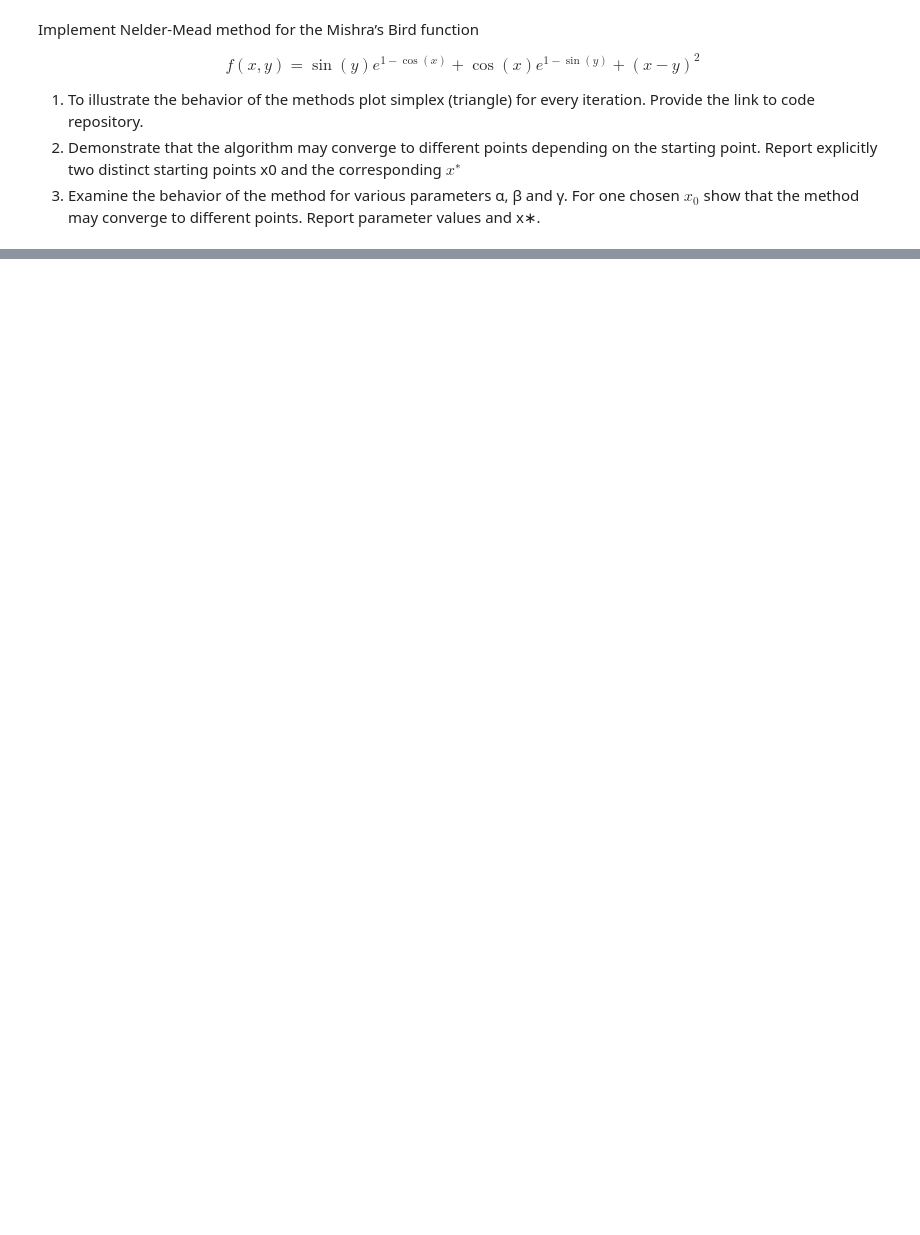
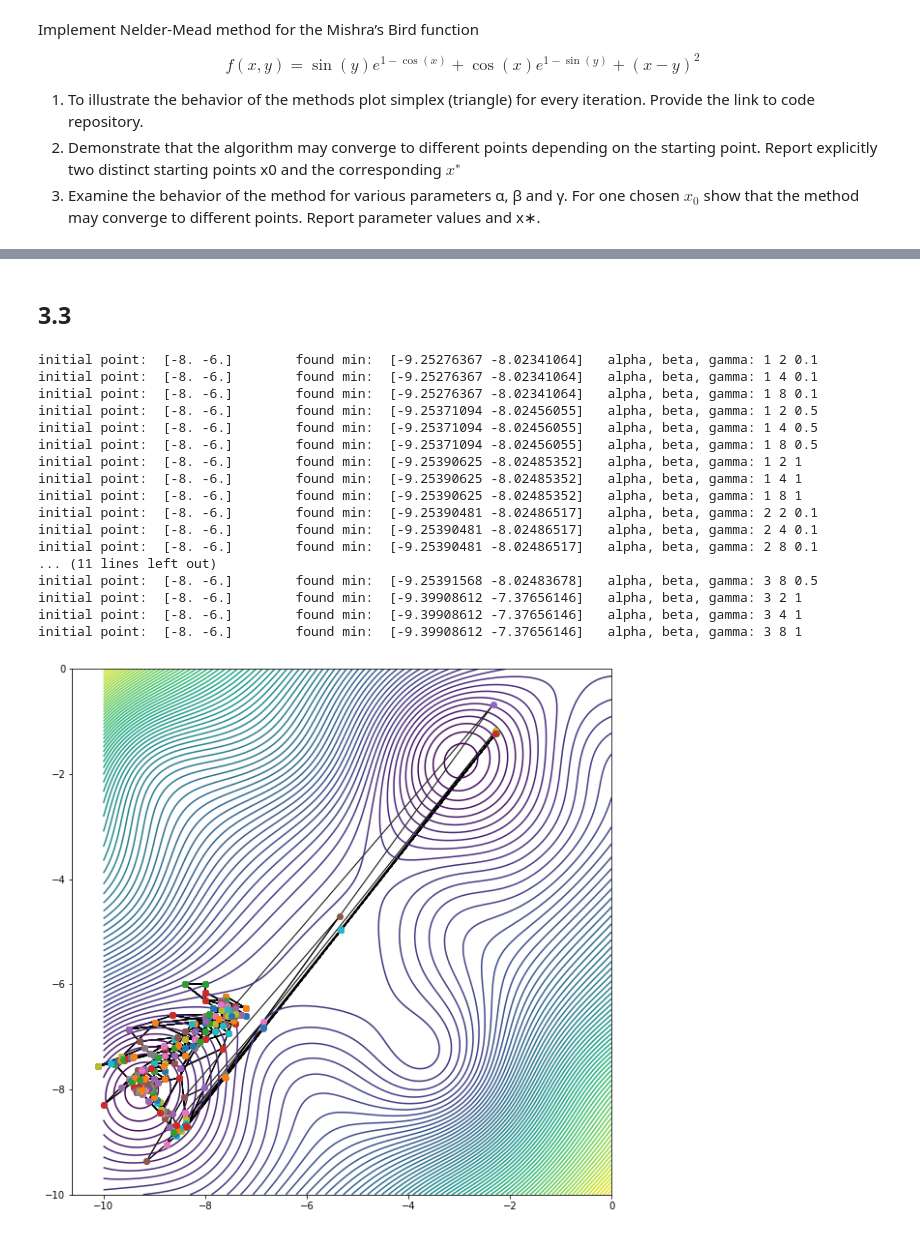
Before and after one commit to TC406/Optimization_Methods_2020, a Jupyter notebook: hw_week_1/HW_week_1.ipynb, the cells around one changed output, grey strips where cells are left out. Cells and saved outputs as stored; diff of their text form; code cells hidden in the pictures; blank space fills up the shorter version.

```diff
--- a/hw_week_1/HW_week_1.ipynb
+++ b/hw_week_1/HW_week_1.ipynb
@@ -227,0 +260,41 @@ for simplex in test_allvecs:
+# %% [markdown]
+## 3.3
+# %%
+alpha_list = [1,2,3]
+gamma_list = [0.1, 0.5, 1]
+beta_list = [2, 4, 8]
+initial_point = np.array([-8.0,-6.0])
+plt.figure(figsize=(10,10))
+plt.contour(X, Y, Z_raw, 100)
+for alpha in alpha_list:
+    for gamma in gamma_list:
+        for beta in beta_list:
+            found_min_buf, all_simplex_buf = minimize_neldermead(mishra_bird, initial_point,
+                                            maxiter=400, sim=None,
+                                            alpha=alpha, beta=beta, gamma=gamma,
+                                            xatol=1e-4, fatol=1e-4)
+            print("initial point: ", initial_point, "\t found min: ", found_min_buf,
+                  "\t alpha, beta, gamma:", alpha, beta, gamma)
+            for simplex in all_simplex_buf:
+                plt.plot(simplex[:,0], simplex[:,1], 'o')
+                t1 = plt.Polygon(simplex, fill=False)
+                plt.gca().add_patch(t1)
+# %% [output]
+initial point:  [-8. -6.]        found min:  [-9.25276367 -8.02341064]   alpha, beta, gamma: 1 2 0.1
+initial point:  [-8. -6.]        found min:  [-9.25276367 -8.02341064]   alpha, beta, gamma: 1 4 0.1
+initial point:  [-8. -6.]        found min:  [-9.25276367 -8.02341064]   alpha, beta, gamma: 1 8 0.1
+initial point:  [-8. -6.]        found min:  [-9.25371094 -8.02456055]   alpha, beta, gamma: 1 2 0.5
+initial point:  [-8. -6.]        found min:  [-9.25371094 -8.02456055]   alpha, beta, gamma: 1 4 0.5
+initial point:  [-8. -6.]        found min:  [-9.25371094 -8.02456055]   alpha, beta, gamma: 1 8 0.5
+initial point:  [-8. -6.]        found min:  [-9.25390625 -8.02485352]   alpha, beta, gamma: 1 2 1
+initial point:  [-8. -6.]        found min:  [-9.25390625 -8.02485352]   alpha, beta, gamma: 1 4 1
+initial point:  [-8. -6.]        found min:  [-9.25390625 -8.02485352]   alpha, beta, gamma: 1 8 1
+initial point:  [-8. -6.]        found min:  [-9.25390481 -8.02486517]   alpha, beta, gamma: 2 2 0.1
+initial point:  [-8. -6.]        found min:  [-9.25390481 -8.02486517]   alpha, beta, gamma: 2 4 0.1
+initial point:  [-8. -6.]        found min:  [-9.25390481 -8.02486517]   alpha, beta, gamma: 2 8 0.1
+... (11 lines left out)
+initial point:  [-8. -6.]        found min:  [-9.25391568 -8.02483678]   alpha, beta, gamma: 3 8 0.5
+initial point:  [-8. -6.]        found min:  [-9.39908612 -7.37656146]   alpha, beta, gamma: 3 2 1
+initial point:  [-8. -6.]        found min:  [-9.39908612 -7.37656146]   alpha, beta, gamma: 3 4 1
+initial point:  [-8. -6.]        found min:  [-9.39908612 -7.37656146]   alpha, beta, gamma: 3 8 1
+[figure, added]
```
Also changed, not shown: parts of 12 cells of this notebook.
